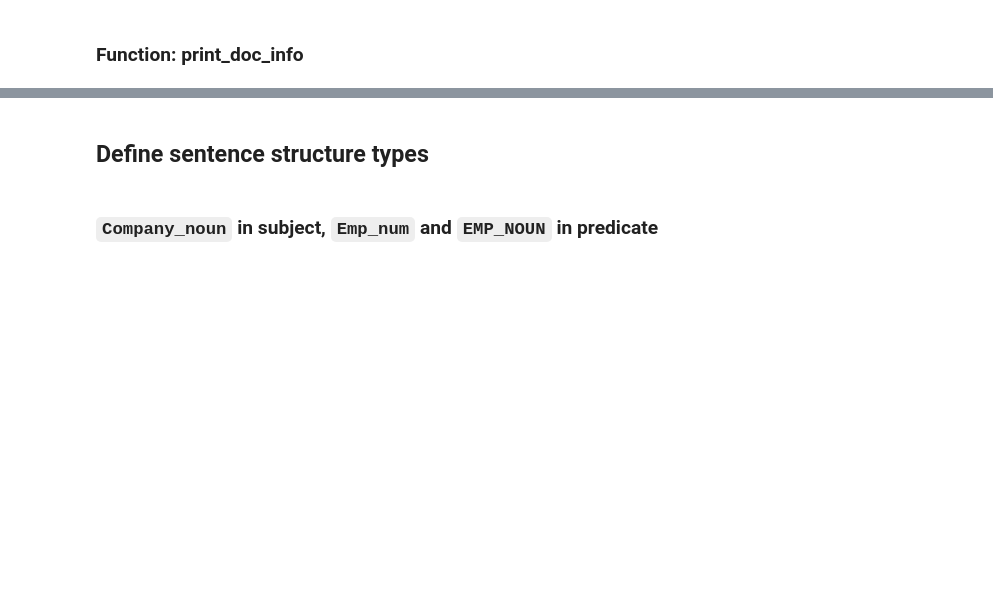
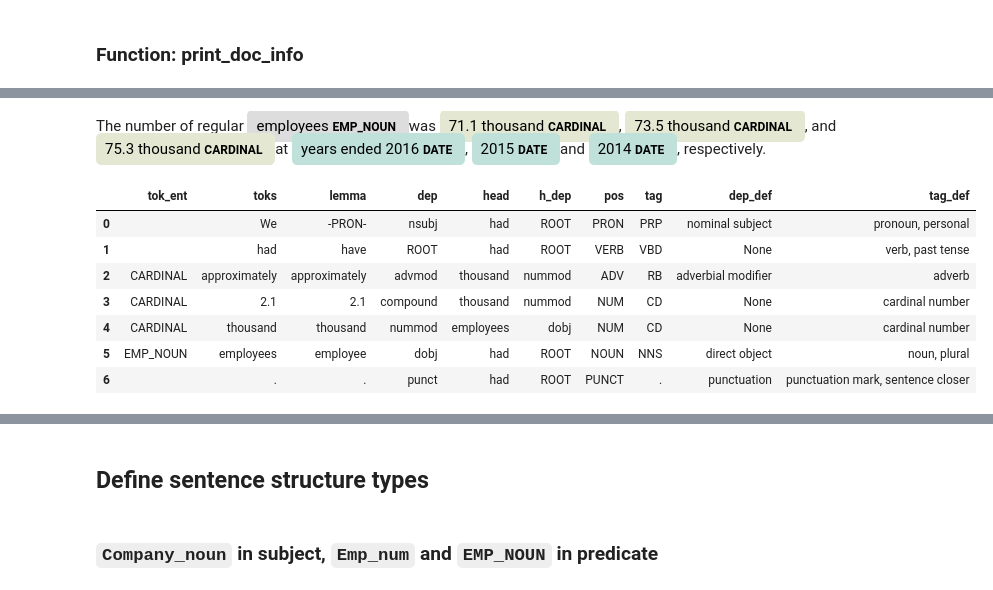
Before and after one commit to JarrodAJ/sec_employee_information_extraction, a Jupyter notebook: 4_Define_SpaCy_NER.ipynb, the cells around one changed output, grey strips where cells are left out. Drawn from its saved outputs; the diff is of its cells as text; code cells hidden in the pictures; blank space fills up the shorter version.

```diff
--- a/4_Define_SpaCy_NER.ipynb
+++ b/4_Define_SpaCy_NER.ipynb
@@ -357,0 +585,15 @@ def print_doc_info(doc):
+# %%
+displacy.render(thousands_sent_doc, style='ent', jupyter=True)
+# %% [output]
+The number of regular employees EMP_NOUN was 71.1 thousand CARDINAL , 73.5 thousand CARDINAL , and 75.3 thousand CARDINAL at years ended 2016 DATE , 2015 DATE and 2014 DATE , respectively.
+# %%
+print_df(make_tok_df(nlp("We had approximately 2.1 thousand employees.")))
+# %% [output]
+|  | tok_ent | toks | lemma | dep | head | h_dep | pos | tag | dep_def | tag_def |
+| 0 |  | We | -PRON- | nsubj | had | ROOT | PRON | PRP | nominal subject | pronoun, personal |
+| 1 |  | had | have | ROOT | had | ROOT | VERB | VBD | None | verb, past tense |
+| 2 | CARDINAL | approximately | approximately | advmod | thousand | nummod | ADV | RB | adverbial modifier | adverb |
+| 3 | CARDINAL | 2.1 | 2.1 | compound | thousand | nummod | NUM | CD | None | cardinal number |
+| 4 | CARDINAL | thousand | thousand | nummod | employees | dobj | NUM | CD | None | cardinal number |
+| 5 | EMP_NOUN | employees | employee | dobj | had | ROOT | NOUN | NNS | direct object | noun, plural |
+| 6 |  | . | . | punct | had | ROOT | PUNCT | . | punctuation | punctuation mark, sentence closer |
```
Also changed, not shown: parts of 54 cells of this notebook, 2 other files.
